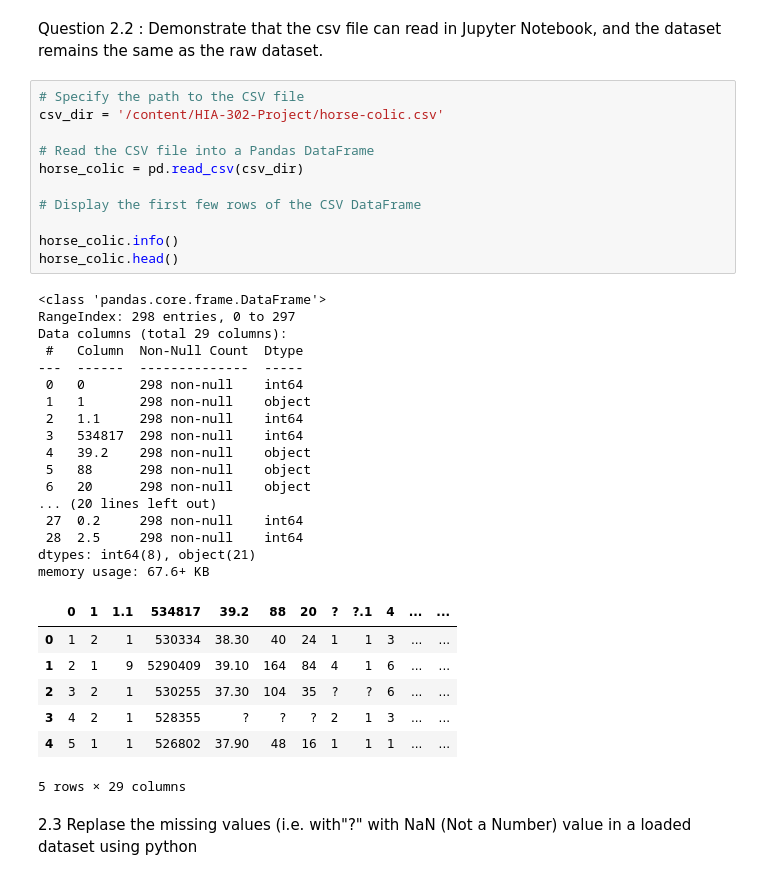
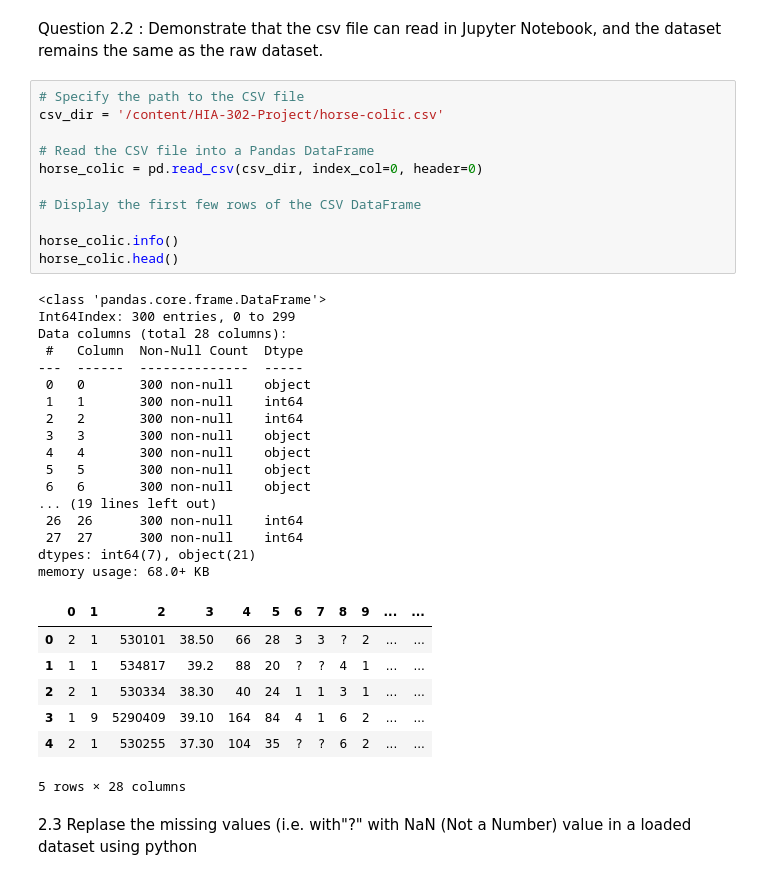
Before and after one commit to mohandaz/HIA-302-Project, a Jupyter notebook: HIA302_Project.ipynb, the cells around one changed output. Drawn from its saved outputs; the diff is of its cells as text.

```diff
--- a/HIA302_Project.ipynb
+++ b/HIA302_Project.ipynb
@@ -59,39 +68,39 @@ Question 2.2
 # %%
 # Specify the path to the CSV file
 csv_dir = '/content/HIA-302-Project/horse-colic.csv'
 
 # Read the CSV file into a Pandas DataFrame
-horse_colic = pd.read_csv(csv_dir)
+horse_colic = pd.read_csv(csv_dir, index_col=0, header=0)
 
 # Display the first few rows of the CSV DataFrame
 
 horse_colic.info()
 horse_colic.head()
 # %% [output]
 <class 'pandas.core.frame.DataFrame'>
-RangeIndex: 298 entries, 0 to 297
-Data columns (total 29 columns):
+Int64Index: 300 entries, 0 to 299
+Data columns (total 28 columns):
  #   Column  Non-Null Count  Dtype
 ---  ------  --------------  -----
- 0   0       298 non-null    int64
- 1   1       298 non-null    object
- 2   1.1     298 non-null    int64
- 3   534817  298 non-null    int64
- 4   39.2    298 non-null    object
- 5   88      298 non-null    object
- 6   20      298 non-null    object
-... (20 lines left out)
- 27  0.2     298 non-null    int64
- 28  2.5     298 non-null    int64
-dtypes: int64(8), object(21)
-memory usage: 67.6+ KB
+ 0   0       300 non-null    object
+ 1   1       300 non-null    int64
+ 2   2       300 non-null    int64
+ 3   3       300 non-null    object
+ 4   4       300 non-null    object
+ 5   5       300 non-null    object
+ 6   6       300 non-null    object
+... (19 lines left out)
+ 26  26      300 non-null    int64
+ 27  27      300 non-null    int64
+dtypes: int64(7), object(21)
+memory usage: 68.0+ KB
-|  | 0 | 1 | 1.1 | 534817 | 39.2 | 88 | 20 | ? | ?.1 | 4 | ... | ... |
-| 0 | 1 | 2 | 1 | 530334 | 38.30 | 40 | 24 | 1 | 1 | 3 | ... | ... |
-| 1 | 2 | 1 | 9 | 5290409 | 39.10 | 164 | 84 | 4 | 1 | 6 | ... | ... |
-| 2 | 3 | 2 | 1 | 530255 | 37.30 | 104 | 35 | ? | ? | 6 | ... | ... |
-| 3 | 4 | 2 | 1 | 528355 | ? | ? | ? | 2 | 1 | 3 | ... | ... |
-| 4 | 5 | 1 | 1 | 526802 | 37.90 | 48 | 16 | 1 | 1 | 1 | ... | ... |
+|  | 0 | 1 | 2 | 3 | 4 | 5 | 6 | 7 | 8 | 9 | ... | ... |
+| 0 | 2 | 1 | 530101 | 38.50 | 66 | 28 | 3 | 3 | ? | 2 | ... | ... |
+| 1 | 1 | 1 | 534817 | 39.2 | 88 | 20 | ? | ? | 4 | 1 | ... | ... |
+| 2 | 2 | 1 | 530334 | 38.30 | 40 | 24 | 1 | 1 | 3 | 1 | ... | ... |
+| 3 | 1 | 9 | 5290409 | 39.10 | 164 | 84 | 4 | 1 | 6 | 2 | ... | ... |
+| 4 | 2 | 1 | 530255 | 37.30 | 104 | 35 | ? | ? | 6 | 2 | ... | ... |
-5 rows × 29 columns
+5 rows × 28 columns
 # %% [markdown]
 2.3 Replase the missing values (i.e. with"?" with NaN (Not a Number) value in a loaded dataset using python
 # %%
```
Also changed, not shown: parts of 6 cells of this notebook.
